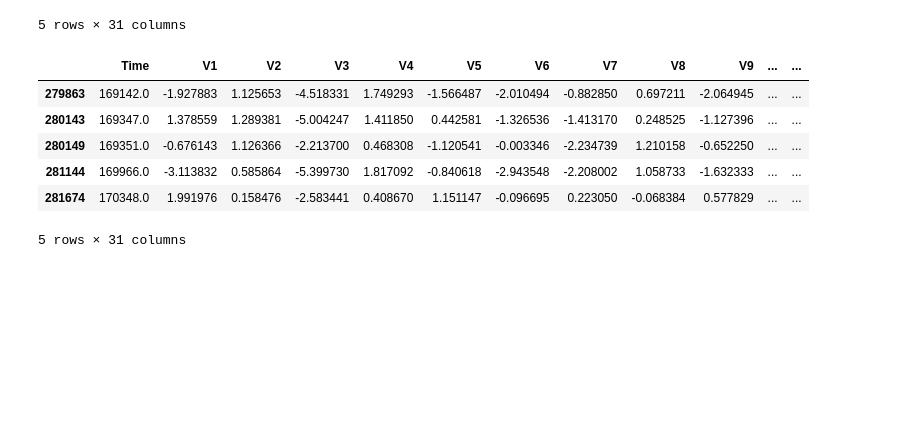
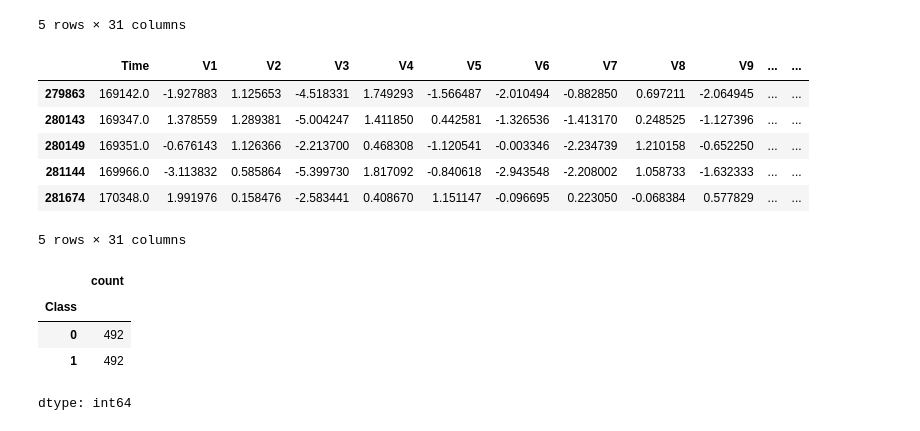
Before and after one commit to Shreya1998-35/amex-data-quality-pipeline, a Jupyter notebook: chapter_appendix-tools-for-deep-learning/jupyter.ipynb, the cells around one changed output. Drawn from its saved outputs; the diff is of its cells as text; code cells hidden in the pictures; blank space fills up the shorter version.

```diff
--- a/chapter_appendix-tools-for-deep-learning/jupyter.ipynb
+++ b/chapter_appendix-tools-for-deep-learning/jupyter.ipynb
@@ -181,3 +181,11 @@ new_dataset.tail()
 | 281144 | 169966.0 | -3.113832 | 0.585864 | -5.399730 | 1.817092 | -0.840618 | -2.943548 | -2.208002 | 1.058733 | -1.632333 | ... | ... |
 | 281674 | 170348.0 | 1.991976 | 0.158476 | -2.583441 | 0.408670 | 1.151147 | -0.096695 | 0.223050 | -0.068384 | 0.577829 | ... | ... |
 5 rows × 31 columns
+# %%
+new_dataset['Class'].value_counts()
+# %% [output]
+|  | count |
+| Class |  |
+| 0 | 492 |
+| 1 | 492 |
+dtype: int64
```
Also changed, not shown: parts of 2 cells of this notebook.
